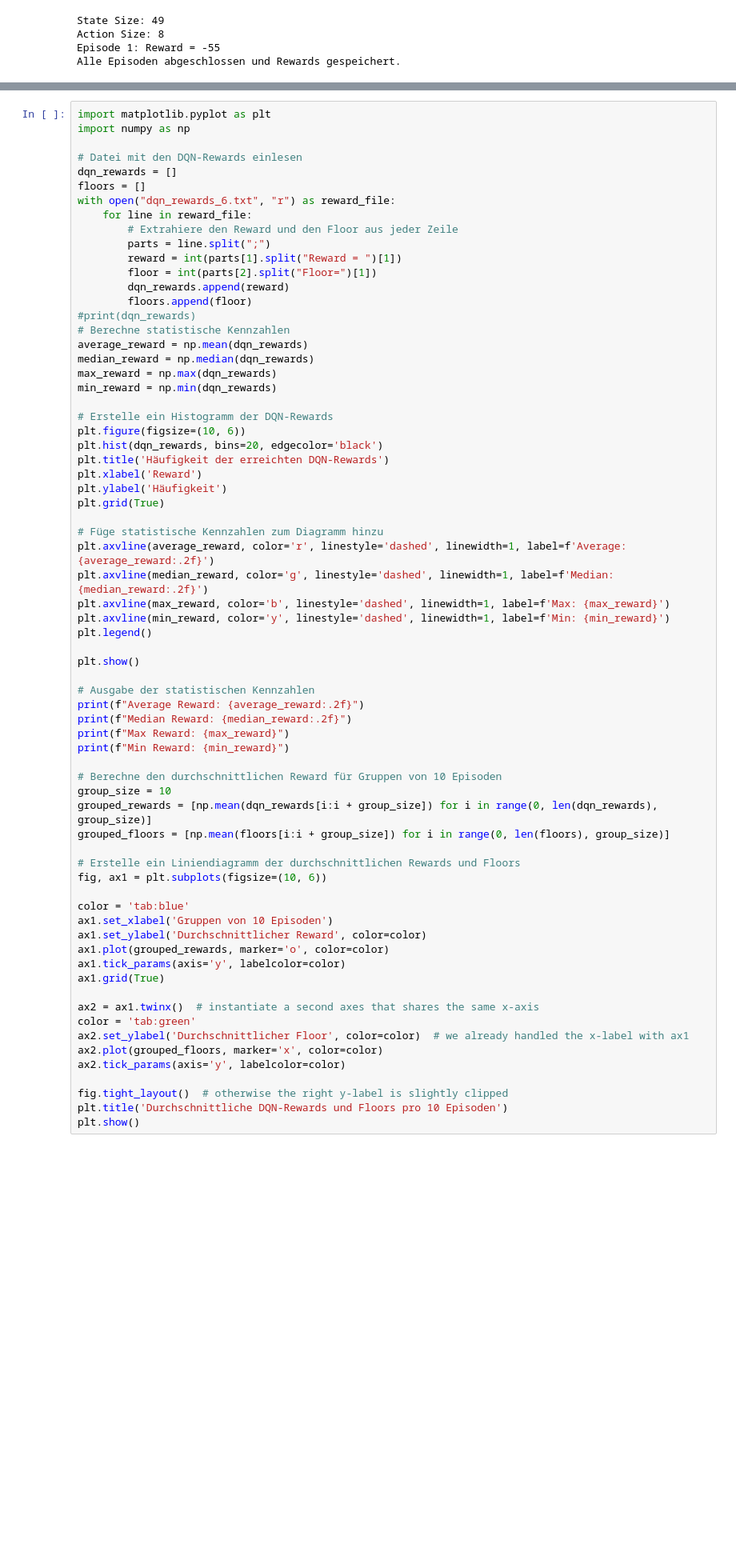
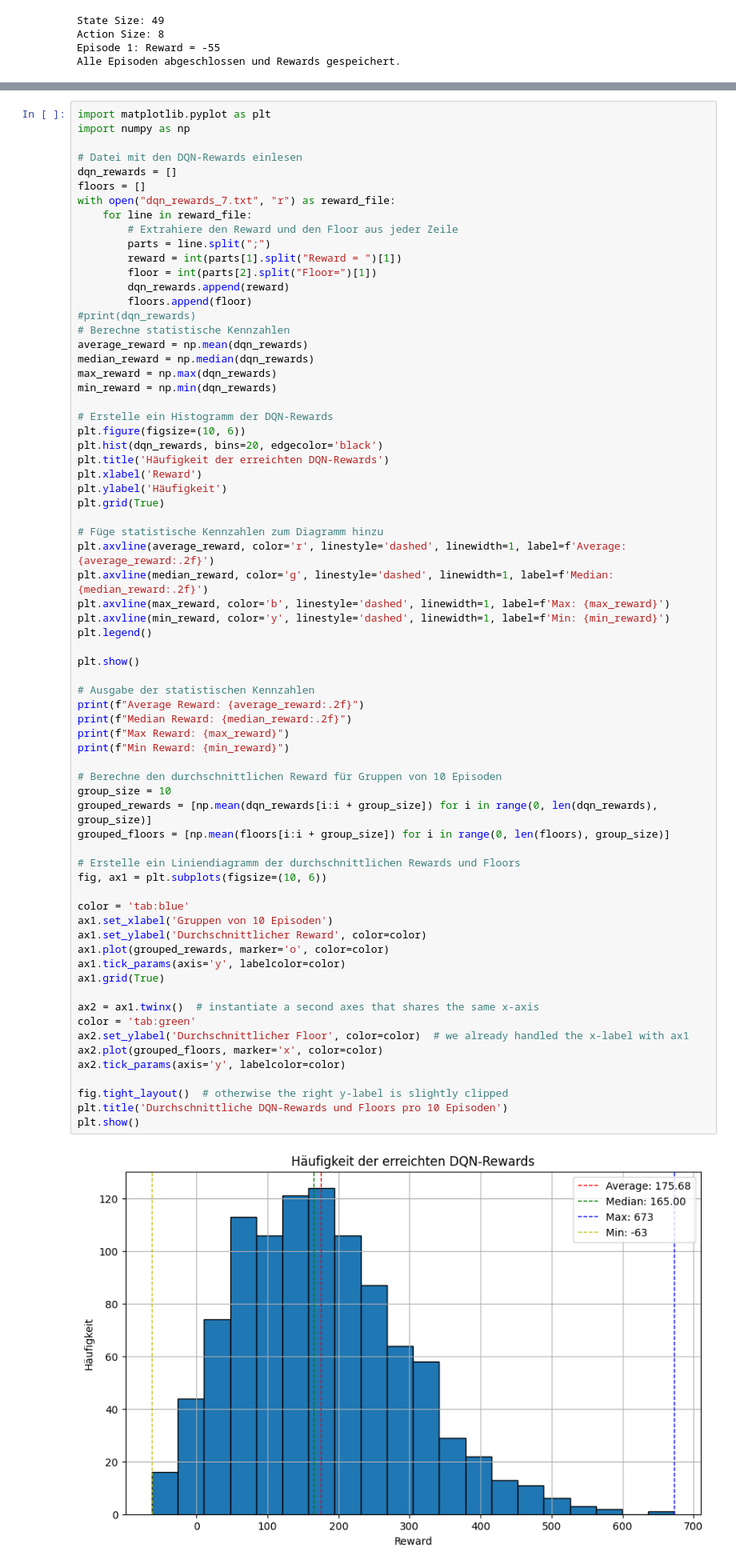
Before and after one commit to mafal003/Spire-Bot, a Jupyter notebook: Train AI.ipynb, the cells around one changed output, grey strips where cells are left out. Shown at 80% size. Drawn from its saved outputs; the diff is of its cells as text; blank space fills up the shorter version.

```diff
--- a/Train AI.ipynb
+++ b/Train AI.ipynb
@@ -1426,7 +1426,7 @@ import numpy as np
 # Datei mit den DQN-Rewards einlesen
 dqn_rewards = []
 floors = []
-with open("dqn_rewards_6.txt", "r") as reward_file:
+with open("dqn_rewards_7.txt", "r") as reward_file:
     for line in reward_file:
         # Extrahiere den Reward und den Floor aus jeder Zeile
         parts = line.split(";")
@@ -1461,30 +1461,32 @@ plt.show()
 # Ausgabe der statistischen Kennzahlen
 print(f"Average Reward: {average_reward:.2f}")
 print(f"Median Reward: {median_reward:.2f}")
 print(f"Max Reward: {max_reward}")
 print(f"Min Reward: {min_reward}")
 
 # Berechne den durchschnittlichen Reward für Gruppen von 10 Episoden
 group_size = 10
 grouped_rewards = [np.mean(dqn_rewards[i:i + group_size]) for i in range(0, len(dqn_rewards), group_size)]
 grouped_floors = [np.mean(floors[i:i + group_size]) for i in range(0, len(floors), group_size)]
 
 # Erstelle ein Liniendiagramm der durchschnittlichen Rewards und Floors
 fig, ax1 = plt.subplots(figsize=(10, 6))
 
 color = 'tab:blue'
 ax1.set_xlabel('Gruppen von 10 Episoden')
 ax1.set_ylabel('Durchschnittlicher Reward', color=color)
 ax1.plot(grouped_rewards, marker='o', color=color)
 ax1.tick_params(axis='y', labelcolor=color)
 ax1.grid(True)
 
 ax2 = ax1.twinx()  # instantiate a second axes that shares the same x-axis
 color = 'tab:green'
 ax2.set_ylabel('Durchschnittlicher Floor', color=color)  # we already handled the x-label with ax1
 ax2.plot(grouped_floors, marker='x', color=color)
 ax2.tick_params(axis='y', labelcolor=color)
 
 fig.tight_layout()  # otherwise the right y-label is slightly clipped
 plt.title('Durchschnittliche DQN-Rewards und Floors pro 10 Episoden')
 plt.show()
+# %% [output]
+[figure, added]
```
Also changed, not shown: parts of 8 cells of this notebook, 4 other files.
